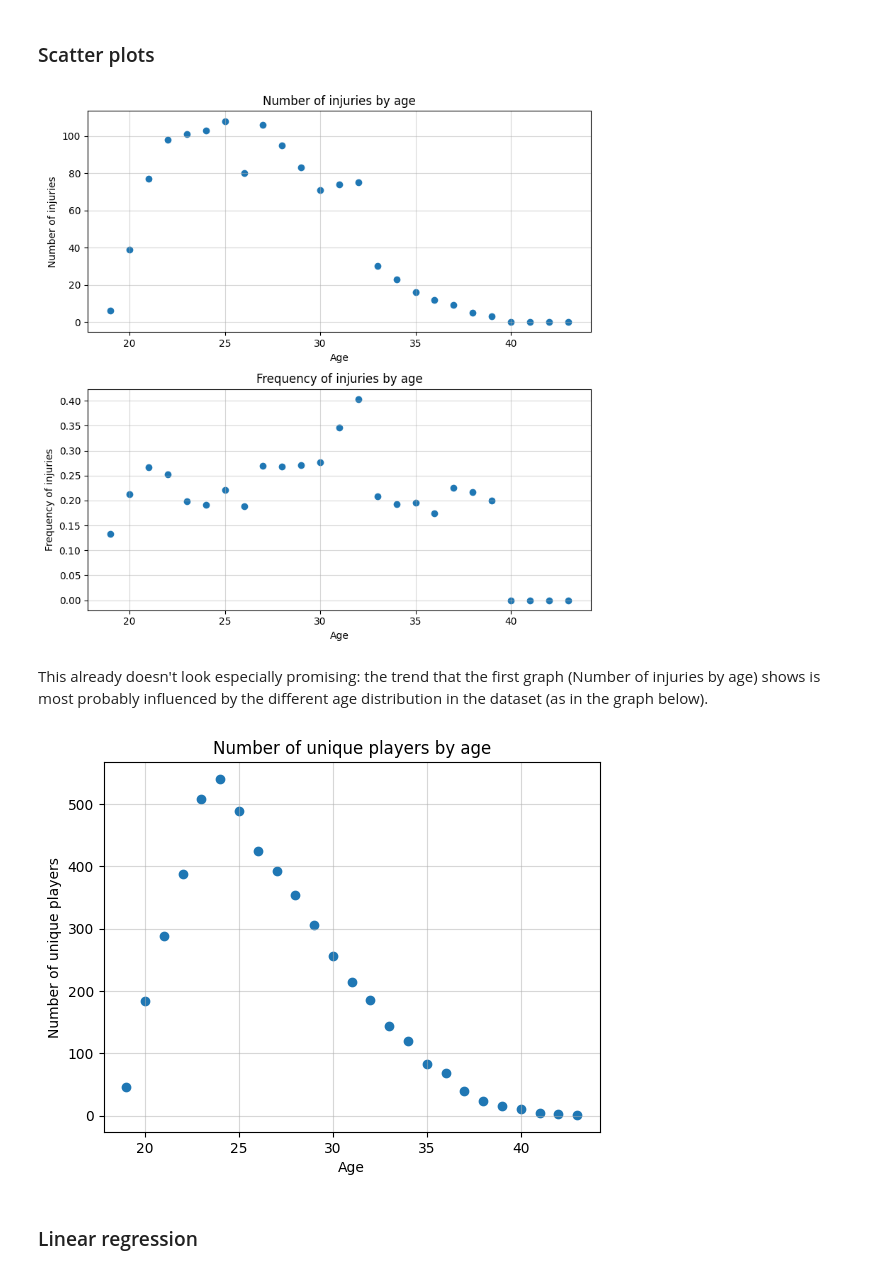
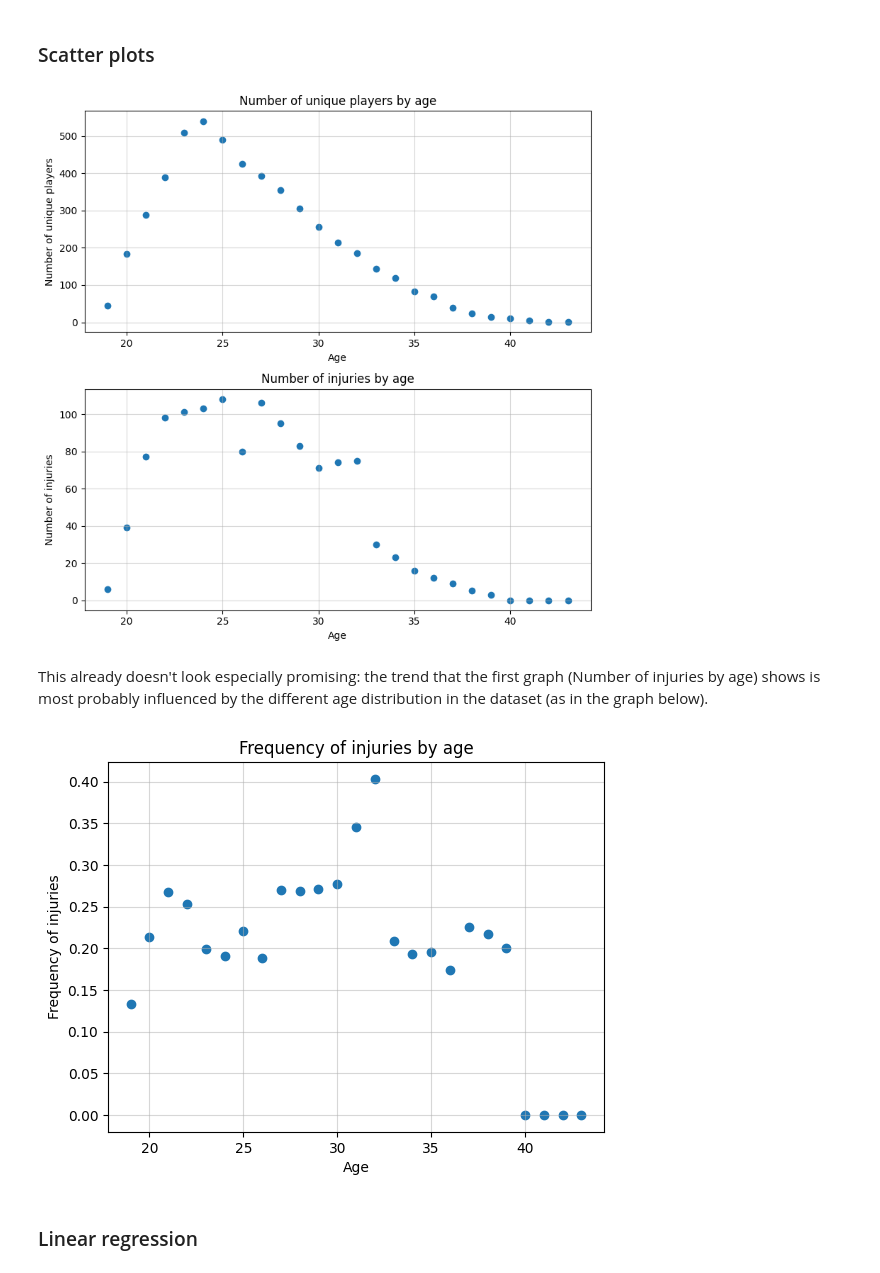
Before and after one commit to luciocanepa/data_science_project, a Jupyter notebook: regression.ipynb, the cells around one changed output. Cells and saved outputs as stored; diff of their text form; code cells hidden in the pictures.

```diff
--- a/regression.ipynb
+++ b/regression.ipynb
@@ -43,33 +43,39 @@ injuries_age = pd.DataFrame([
 
 fig, ax = plt.subplots(2, 1, figsize=(8, 8))
 
-ax[0].scatter(injuries_age["Age"], injuries_age["injuries_number"])
+ax[0].scatter(injuries_age["Age"], injuries_age["unique_players"])
 ax[0].set_xlabel("Age")
-ax[0].set_ylabel("Number of injuries")
-ax[0].set_title("Number of injuries by age")
+ax[0].set_ylabel("Number of unique players")
+ax[0].set_title("Number of unique players by age")
 ax[0].grid(alpha=0.5)
 
-ax[1].scatter(injuries_age["Age"], injuries_age["injuries_number"] / injuries_age["unique_players"])
+ax[1].scatter(injuries_age["Age"], injuries_age["injuries_number"])
 ax[1].set_xlabel("Age")
-ax[1].set_ylabel("Frequency of injuries")
-ax[1].set_title("Frequency of injuries by age")
+ax[1].set_ylabel("Number of injuries")
+ax[1].set_title("Number of injuries by age")
 ax[1].grid(alpha=0.5)
+
+# ax[1].scatter(injuries_age["Age"], injuries_age["injuries_number"] / injuries_age["unique_players"])
+# ax[1].set_xlabel("Age")
+# ax[1].set_ylabel("Frequency of injuries")
+# ax[1].set_title("Frequency of injuries by age")
+# ax[1].grid(alpha=0.5)
 
 plt.tight_layout()
 plt.show()
 # %% [output]
-[figure, old version]
+[figure, new version]
 # %% [markdown]
 This already doesn't look especially promising: the trend that the first graph (Number of injuries by age) shows is most probably influenced by the different age distribution in the dataset (as in the graph below).
 # %%
-plt.scatter(injuries_age["Age"], injuries_age["unique_players"])
+plt.scatter(injuries_age["Age"], injuries_age["injuries_number"] / injuries_age["unique_players"])
 plt.xlabel("Age")
-plt.ylabel("Number of unique players")
-plt.title("Number of unique players by age")
+plt.ylabel("Frequency of injuries")
+plt.title("Frequency of injuries by age")
 plt.grid(alpha=0.5)
 plt.show()
 # %% [output]
-[figure, old version]
+[figure, new version]
 # %% [markdown]
 ### Linear regression
 # %%
```
Also changed, not shown: parts of 15 cells of this notebook, 8 other files.
